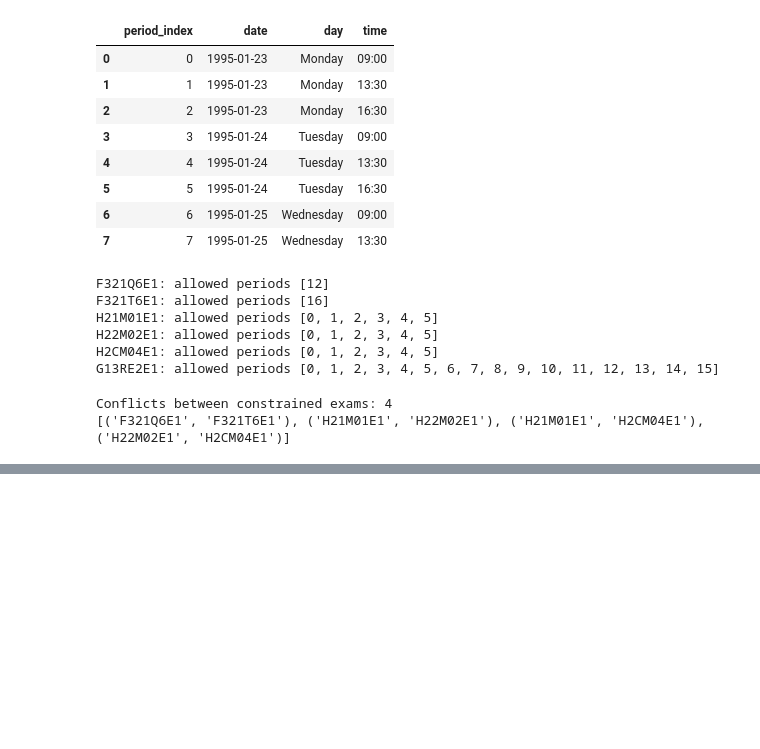
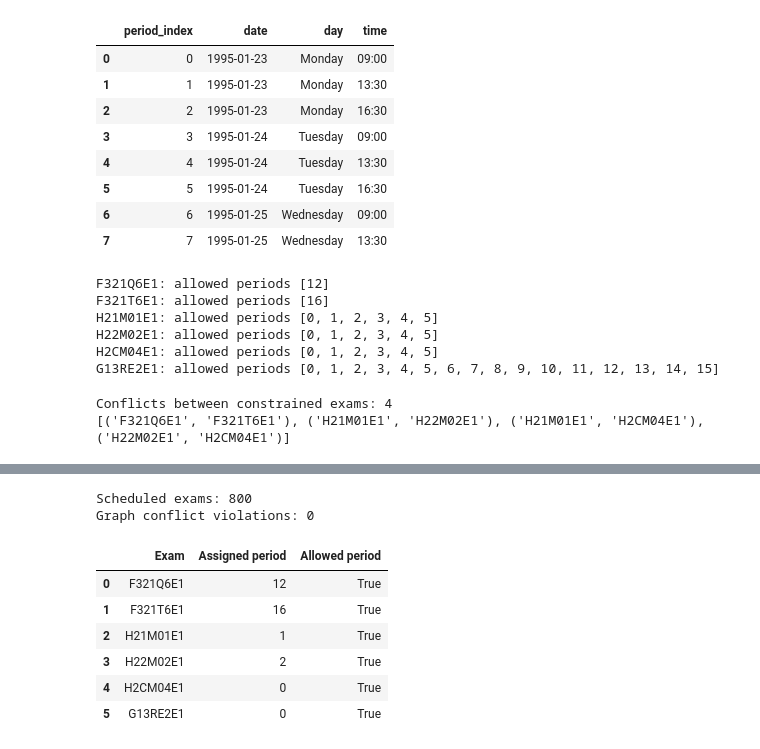
Before and after one commit to PHGNKavindya/adaptive-exam-timetabling, a Jupyter notebook: src/05_evaluate_results.ipynb, the cells around one changed output, grey strips where cells are left out. Cells and saved outputs as stored; diff of their text form; code cells hidden in the pictures; blank space fills up the shorter version.

```diff
--- a/src/05_evaluate_results.ipynb
+++ b/src/05_evaluate_results.ipynb
@@ -506,0 +533,18 @@ Conflicts between constrained exams: 4
+# %%
+# Check whether each fixed-period exam has conflicting neighbours
+# that are also restricted to exactly the same period.
+
+for exam_id, allowed_periods in fixed_rules.items():
+    neighbours = list(G.neighbors(exam_id))
+    blocked = []
+
+    for neighbour in neighbours:
+        if neighbour in fixed_rules:
+            common_periods = (
+                set(allowed_periods) & set(fixed_rules[neighbour])
+            )
+            if len(common_periods) == 1:
+                blocked.append((neighbour, sorted(common_periods)))
+
+    print(f"{exam_id}: {len(neighbours)} graph neighbours")
+    print("  Constrained neighbours with one common allowed period:", blocked)
@@ -506,0 +625,34 @@ Conflicts between constrained exams: 4
+# %%
+# Validate the candidate schedule.
+period_by_exam = candidate_schedule.set_index("exam_id")["period_index"].to_dict()
+
+conflicts = [
+    (exam_a, exam_b)
+    for exam_a, exam_b in G.edges()
+    if period_by_exam[exam_a] == period_by_exam[exam_b]
+]
+
+candidate_lookup = candidate_schedule.set_index("exam_id")
+
+fixed_results = []
+for exam_id, allowed_periods in fixed_rules.items():
+    actual_period = int(candidate_lookup.loc[exam_id, "period_index"])
+    fixed_results.append({
+        "Exam": exam_id,
+        "Assigned period": actual_period,
+        "Allowed period": actual_period in allowed_periods,
+    })
+
+print("Scheduled exams:", candidate_schedule["exam_id"].nunique())
+print("Graph conflict violations:", len(conflicts))
+display(pd.DataFrame(fixed_results))
+# %% [output]
+Scheduled exams: 800
+Graph conflict violations: 0
+|  | Exam | Assigned period | Allowed period |
+| 0 | F321Q6E1 | 12 | True |
+| 1 | F321T6E1 | 16 | True |
+| 2 | H21M01E1 | 1 | True |
+| 3 | H22M02E1 | 2 | True |
+| 4 | H2CM04E1 | 0 | True |
+| 5 | G13RE2E1 | 0 | True |
```
Also changed, not shown: parts of 4 cells of this notebook.
